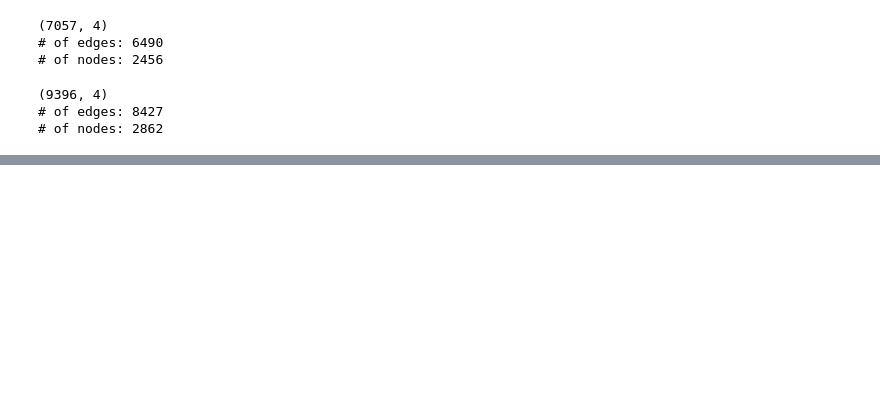
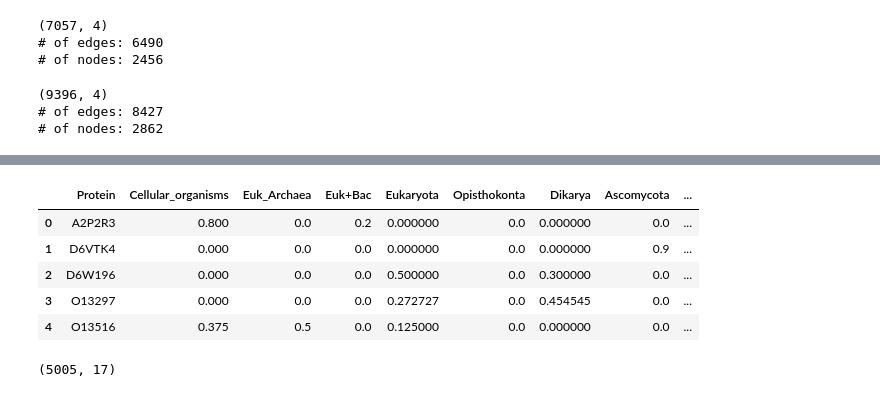
Before and after one commit to Freddsle/age_patterns, a Jupyter notebook: code/02_age_gene_classes.ipynb, the cells around one changed output, grey strips where cells are left out. Cells and saved outputs as stored; diff of their text form; code cells hidden in the pictures; blank space fills up the shorter version.

```diff
--- a/code/02_age_gene_classes.ipynb
+++ b/code/02_age_gene_classes.ipynb
@@ -67,0 +98,7 @@ human_data
+# %%
+yeast_prot_genes = pd.read_csv('../data/age_classes/Yeast_UniProtMapping.txt',
+                                  sep='\t',
+                                  engine='python',
+                                  names=['Protein', 'Gene'],
+                                  header=1)
+yeast_prot_genes.head()
@@ -67,0 +112,14 @@ human_data
+# %%
+yeast_classes = yeast_classes.merge(yeast_prot_genes, how='outer', on=['Protein'])
+yeast_classes.head()
+# %% [output]
+|  | Protein | Cellular_organisms | Euk_Archaea | Euk+Bac | Eukaryota | Opisthokonta | Dikarya | Ascomycota | ... |
+| 0 | A2P2R3 | 0.800 | 0.0 | 0.2 | 0.000000 | 0.0 | 0.000000 | 0.0 | ... |
+| 1 | D6VTK4 | 0.000 | 0.0 | 0.0 | 0.000000 | 0.0 | 0.000000 | 0.9 | ... |
+| 2 | D6W196 | 0.000 | 0.0 | 0.0 | 0.500000 | 0.0 | 0.300000 | 0.0 | ... |
+| 3 | O13297 | 0.000 | 0.0 | 0.0 | 0.272727 | 0.0 | 0.454545 | 0.0 | ... |
+| 4 | O13516 | 0.375 | 0.5 | 0.0 | 0.125000 | 0.0 | 0.000000 | 0.0 | ... |
+# %%
+yeast_classes.shape
+# %% [output]
+(5005, 17)
```
Also changed, not shown: parts of 33 cells of this notebook, 8 other files.
